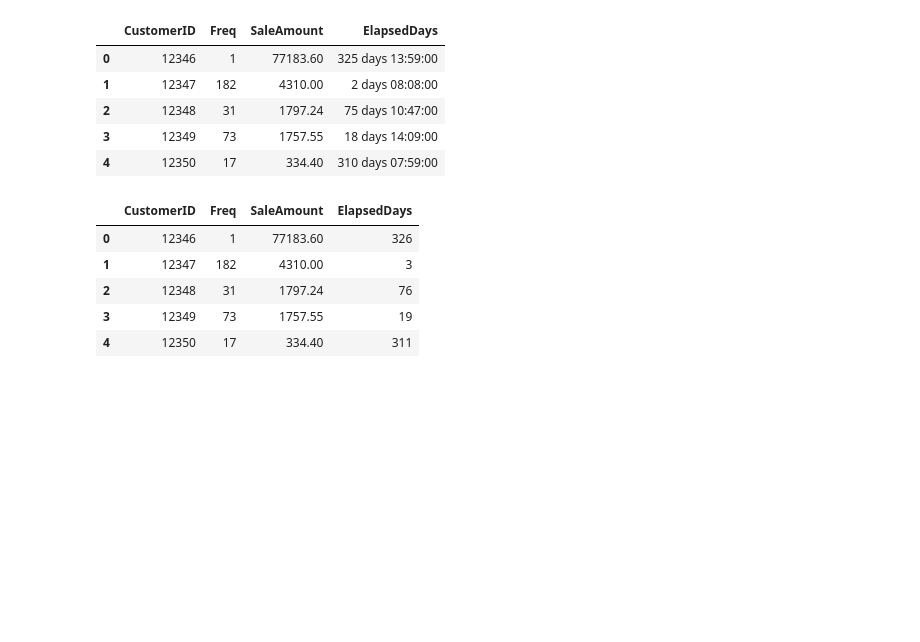
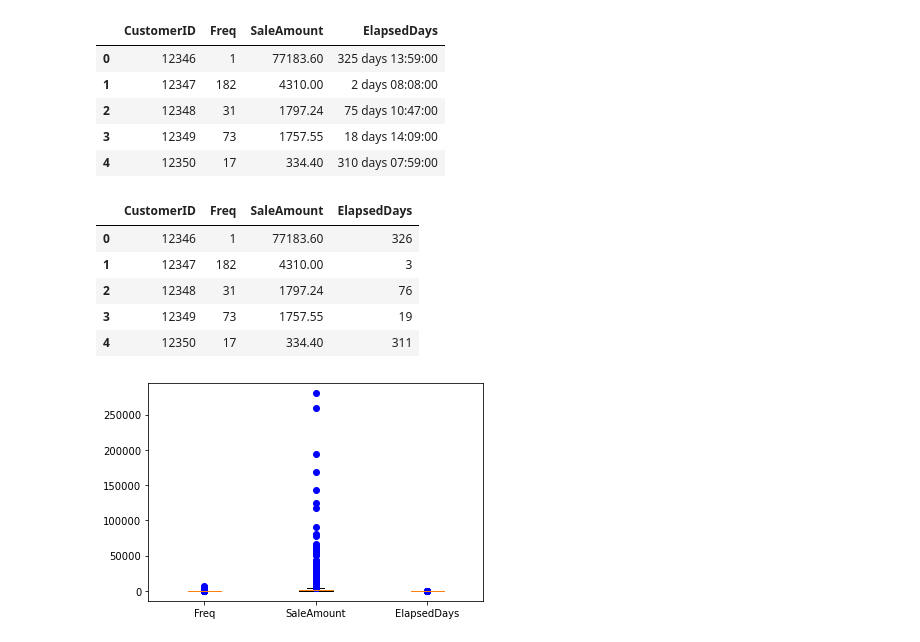
Before and after one commit to c910531/Python, a Jupyter notebook: 2021.06.24 비지도학습.ipynb, the cells around one changed output. Drawn from its saved outputs; the diff is of its cells as text; code cells hidden in the pictures; blank space fills up the shorter version.

```diff
--- a/2021.06.24 비지도학습.ipynb
+++ b/2021.06.24 비지도학습.ipynb
@@ -317,4 +315,8 @@ import seaborn as sns
 import matplotlib.pyplot as plt
 # %%
 fig, ax = plt.subplots()
-ax.boxplot([customer_df['Freq'],customer_df['SaleAmount'],customer_df['ElapsedDays']])
+ax.boxplot([customer_df['Freq'],customer_df['SaleAmount'],customer_df['ElapsedDays']], sym='bo')
+plt.xticks([1,2,3],['Freq','SaleAmount','ElapsedDays'])
+plt.show()
+# %% [output]
+[figure, added]
```
Also changed, not shown: parts of 30 cells of this notebook.
